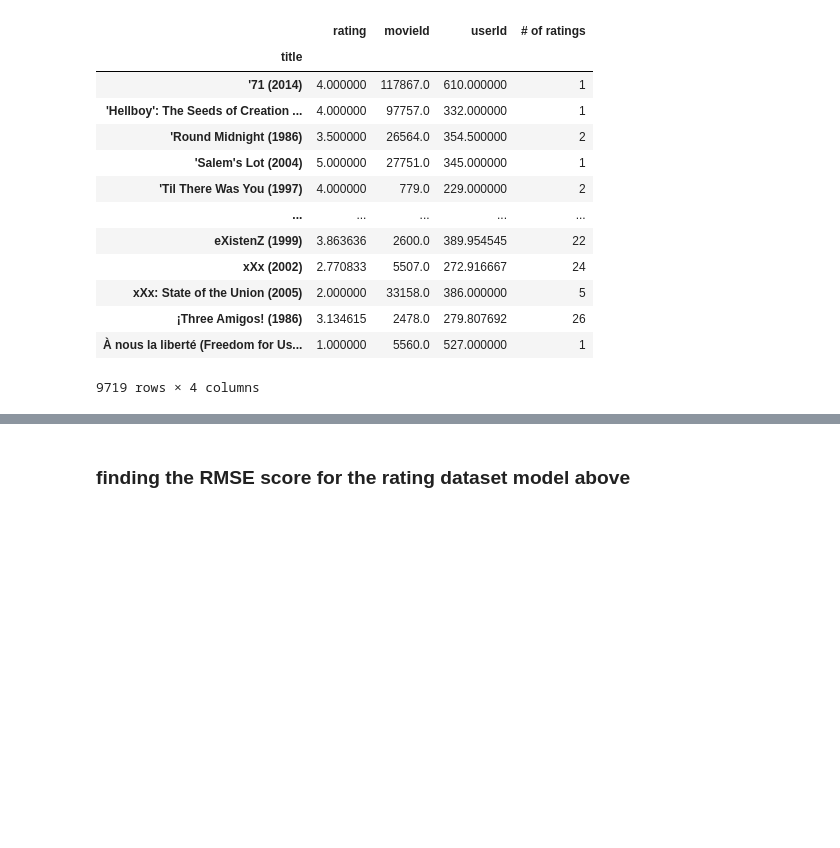
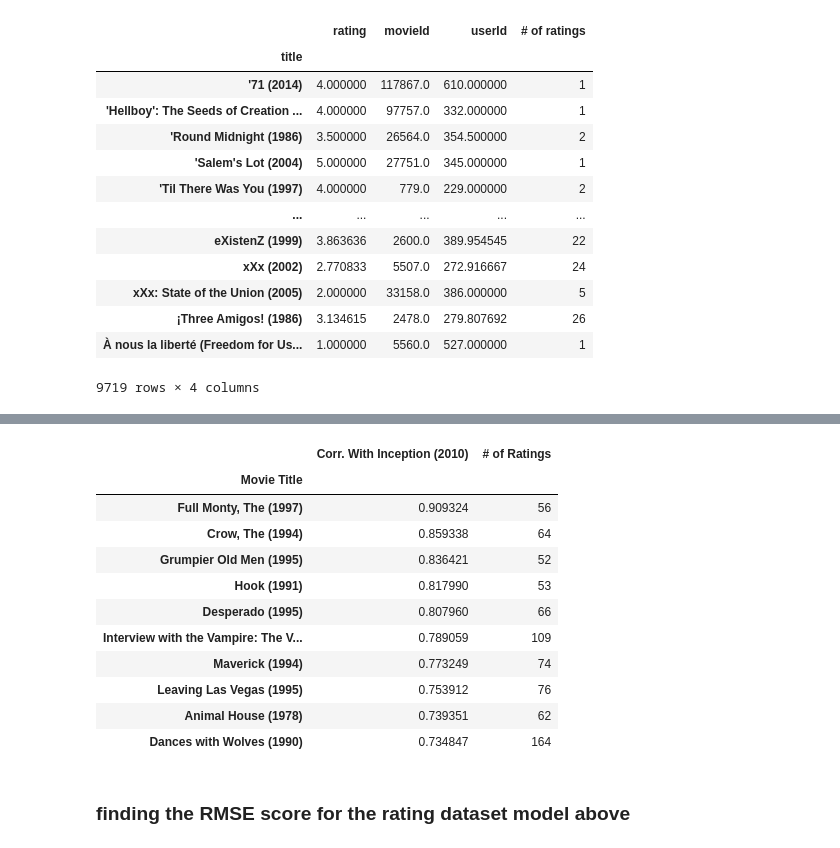
Before and after one commit to asval211/movie_recommendations, a Jupyter notebook: notebooks/mallory/final_notebook.ipynb, the cells around one changed output, grey strips where cells are left out. Saved outputs shown, nothing was run; the diff lists cells and outputs as text; code cells hidden in the pictures; blank space fills up the shorter version.

```diff
--- a/notebooks/mallory/final_notebook.ipynb
+++ b/notebooks/mallory/final_notebook.ipynb
@@ -187,3 +238,18 @@ movie_recommendations('Heat (1995)', ratings_matrix, ratings_data)
+# %%
+movie_recommendations('Inception (2010)', ratings_matrix, ratings_data)
+# %% [output]
+|  | Corr. With Inception (2010) | # of Ratings |
+| Movie Title |  |  |
+| Full Monty, The (1997) | 0.909324 | 56 |
+| Crow, The (1994) | 0.859338 | 64 |
+| Grumpier Old Men (1995) | 0.836421 | 52 |
+| Hook (1991) | 0.817990 | 53 |
+| Desperado (1995) | 0.807960 | 66 |
+| Interview with the Vampire: The V... | 0.789059 | 109 |
+| Maverick (1994) | 0.773249 | 74 |
+| Leaving Las Vegas (1995) | 0.753912 | 76 |
+| Animal House (1978) | 0.739351 | 62 |
+| Dances with Wolves (1990) | 0.734847 | 164 |
 # %% [markdown]
 ### finding the RMSE score for the  rating dataset model above
 # %%
```
Also changed, not shown: parts of 7 cells of this notebook, 3 other files.
